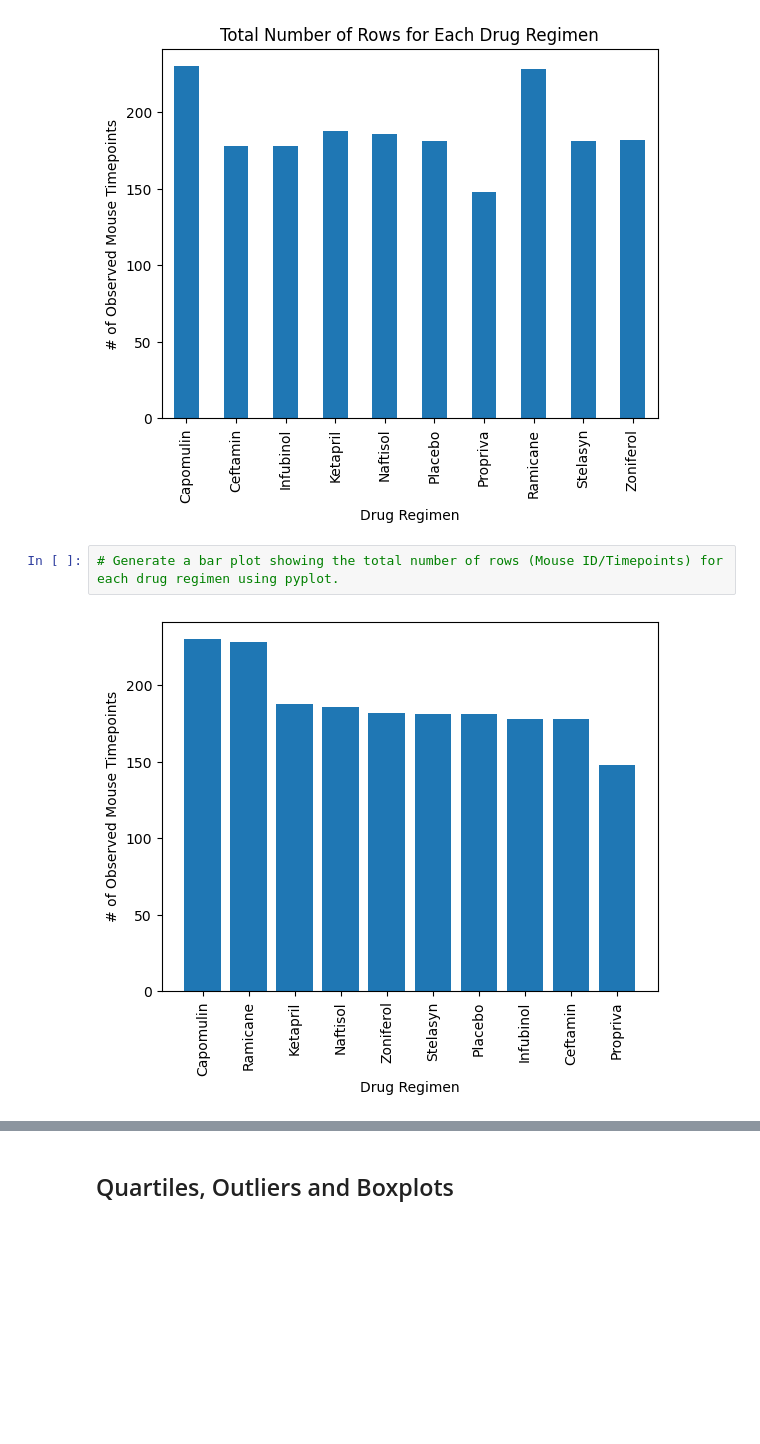
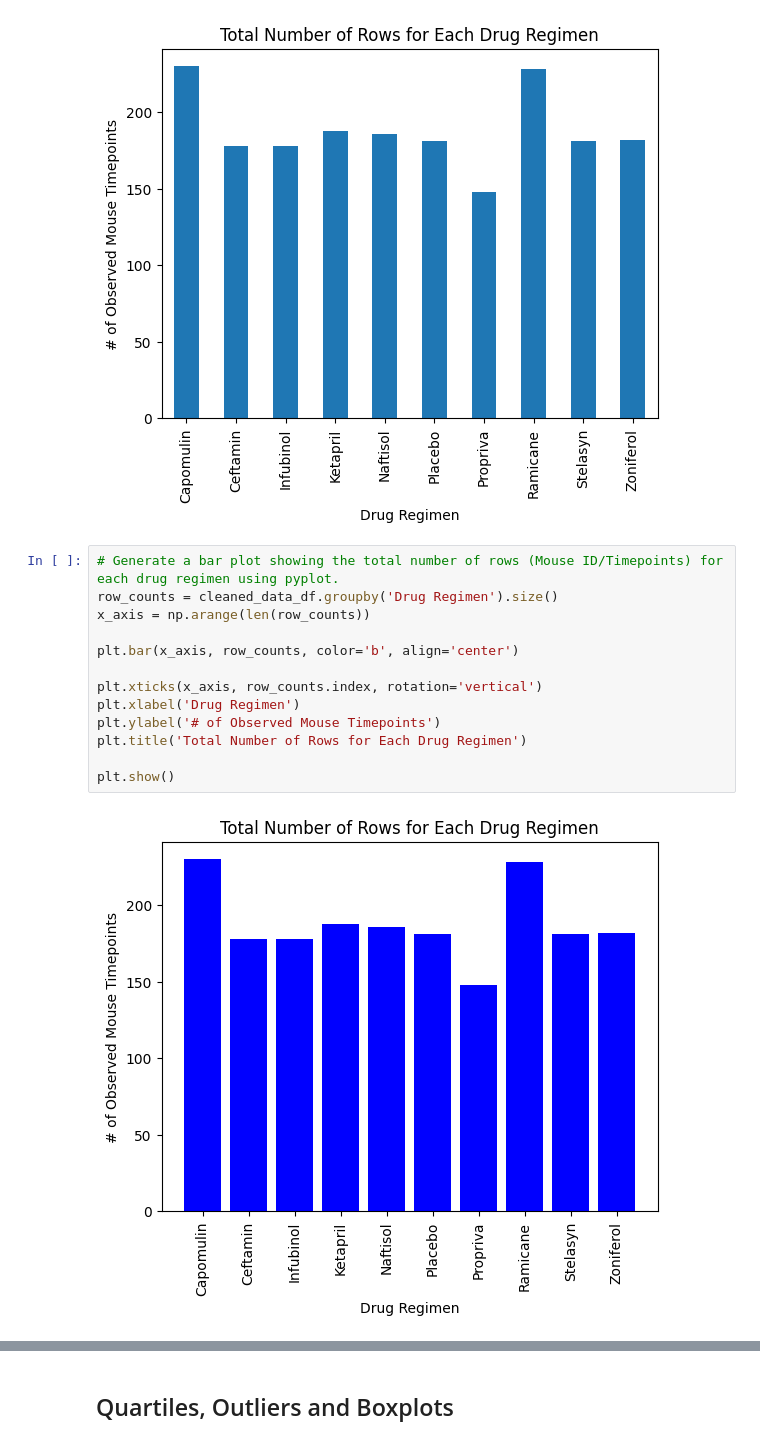
Before and after one commit to IlirHajdari/pymaceuticals, a Jupyter notebook: pymaceuticals_starter.ipynb, the cells around one changed output, grey strips where cells are left out. Cells and saved outputs as stored; diff of their text form; blank space fills up the shorter version.

```diff
--- a/pymaceuticals_starter.ipynb
+++ b/pymaceuticals_starter.ipynb
@@ -288,5 +289,16 @@ row_counts.plot(kind='bar', xlabel='Drug Regimen', ylabel='# of Observed Mouse T
 [figure]
 # %%
 # Generate a bar plot showing the total number of rows (Mouse ID/Timepoints) for each drug regimen using pyplot.
+row_counts = cleaned_data_df.groupby('Drug Regimen').size()
+x_axis = np.arange(len(row_counts))
+
+plt.bar(x_axis, row_counts, color='b', align='center')
+
+plt.xticks(x_axis, row_counts.index, rotation='vertical')
+plt.xlabel('Drug Regimen')
+plt.ylabel('# of Observed Mouse Timepoints')
+plt.title('Total Number of Rows for Each Drug Regimen')
+
+plt.show()
 # %% [output]
-[figure, old version]
+[figure, new version]
```
Also changed, not shown: parts of 7 cells of this notebook.
